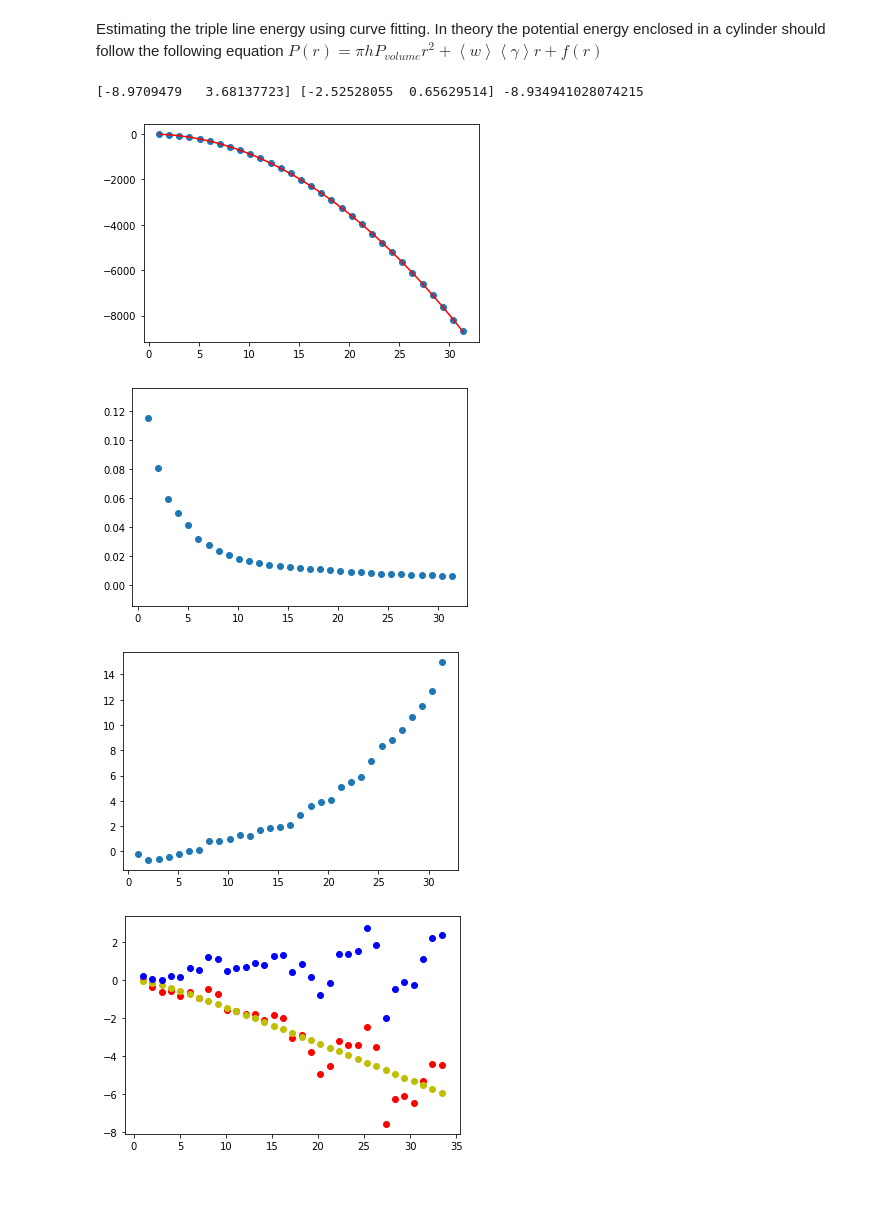
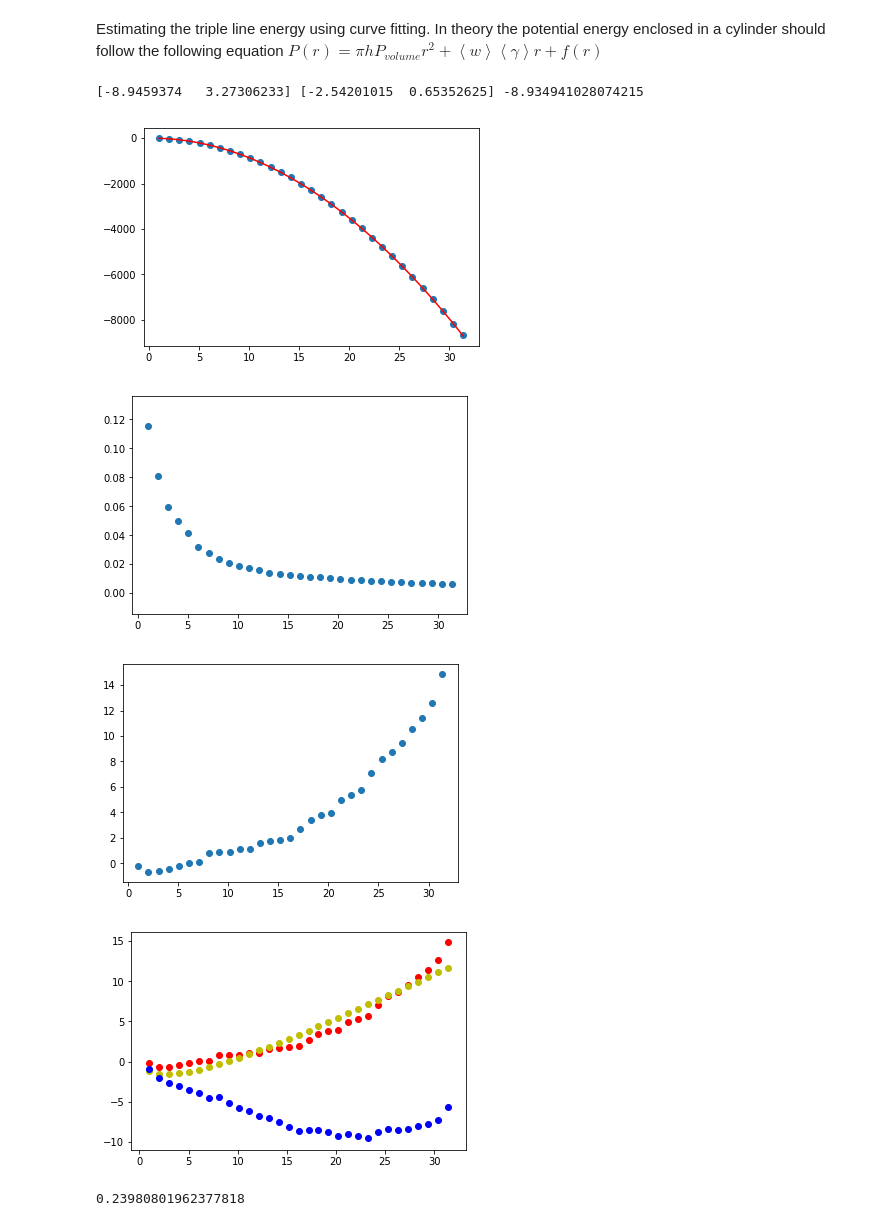
Before and after one commit to PaulTwine/TripleLines.github.io, a Jupyter notebook: TripleLine Fitting.ipynb, the cells around one changed output. Cells and saved outputs as stored; diff of their text form; code cells hidden in the pictures; blank space fills up the shorter version.

Commit message:
Computer updates to include defect structure

```diff
--- a/TripleLine Fitting.ipynb
+++ b/TripleLine Fitting.ipynb
@@ -52,8 +52,8 @@ x = np.linspace(0,20,40)
 #plt.plot(x,AsymptoticLinear(x,15,812))
 #plt.scatter(x,Composite(x,2,25,-2))
 # %%
-strDumpFile = '../../PythonLAMMPS/VolumeTest/dump.eam'
-#strDumpFile = '../data/dump.eam'
+#strDumpFile = '../../PythonLAMMPS/VolumeTest/dump.eam'
+strDumpFile = '../data/dump.eam'
 strPMFile = strDumpFile + 'PM'
 objData = LD.LAMMPSData(strPMFile,1)
 objProcess = objData.GetTimeStepByIndex(0)
@@ -87,37 +87,37 @@ fltMeanLatticePE = np.median(objProcess.FindValuesInCylinder(objProcess.GetLatti
                                                            arrTriplePoints[intCol],fltClosest/2,h,intPE))
 fltMedianGBPE = np.mean(objProcess.FindValuesInCylinder(objProcess.GetOtherAtoms()[:,0:4],
                                                            arrTriplePoints[intCol],fltClosest/2,h,intPE))
 arrCurrentTripleLine = objProcess.MoveToSimulationCell(arrTriplePoints[intCol])
 lstBoxAtoms = []
 for j in range(1,np.floor(fltClosest/(2*fltIncrement)).astype('int')):
     r = fltIncrement*j
     lstValues.append(r)
     boxValues = objProcess.FindValuesInBox(objProcess.GetAtomData()[:,0:4],
                                                            arrCurrentTripleLine,np.array([r,0,0]),
                                                            np.array([0,2*a1,0]), np.array([0,0,h]),intPE)
     values = objProcess.FindValuesInCylinder(objProcess.GetAtomData()[:,0:4],
                                              arrCurrentTripleLine, r,h,intPE)
     lstBoxAtoms.append((np.sum(boxValues)+3.36*len(boxValues))/len(boxValues))
     lstTotalPE.append(np.sum(values))
     lstExcess.append(np.sum(values) -(lstBoxAtoms[-1]-3.36)*len(values))
 popt, popv = sc.optimize.curve_fit(Quadratic, lstValues,lstTotalPE)
 popt2, popv2 = sc.optimize.curve_fit(FitExcess,lstValues, lstExcess)
 for k, rValue in enumerate(lstValues):
     lstFitQuadratic.append(Quadratic(rValue, *popt))
     lstFitExcess.append(FitExcess(rValue, *popt2))
 print(popt,popt2, A)
 plt.scatter(lstValues, lstTotalPE)
 plt.plot(lstValues, lstFitQuadratic, c='r')
 plt.show()
 plt.scatter(lstValues, lstBoxAtoms)
 plt.show()
 plt.scatter(lstValues,lstExcess)
 plt.show()
 # %% [output]
-[-8.9709479   3.68137723] [-2.52528055  0.65629514] -8.934941028074215
+[-8.9459374   3.27306233] [-2.54201015  0.65352625] -8.934941028074215
-[figure, old version]
+[figure, new version]
-[figure, old version]
+[figure, new version]
-[figure, old version]
+[figure, new version]
 # %%
 lstFitFunction = []
 lstTJ = []
@@ -129,7 +129,14 @@ plt.scatter(lstValues, lstFitExcess, c='y')
 plt.scatter(lstValues, lstTJ, c='b')
 plt.show()
 # %% [output]
-[figure, old version]
+[figure, new version]
+# %%
+objStructure = gl.DefectStructure(objProcess.GetTripleLines(), objProcess.GetGrainBoundaries())
+objStructure.GetNeighbouringGrainBoundaries(3)
+v =objStructure.GetGrainBoundaryDirection(4,3)
+np.linalg.norm(v)
+# %% [output]
+0.23980801962377818
 # %%
 if np.mod(len(lstTJ),2) ==0:
     lstTJ = lstTJ[:-1]
```
Also changed, not shown: parts of 10 cells of this notebook, 4 other files.
